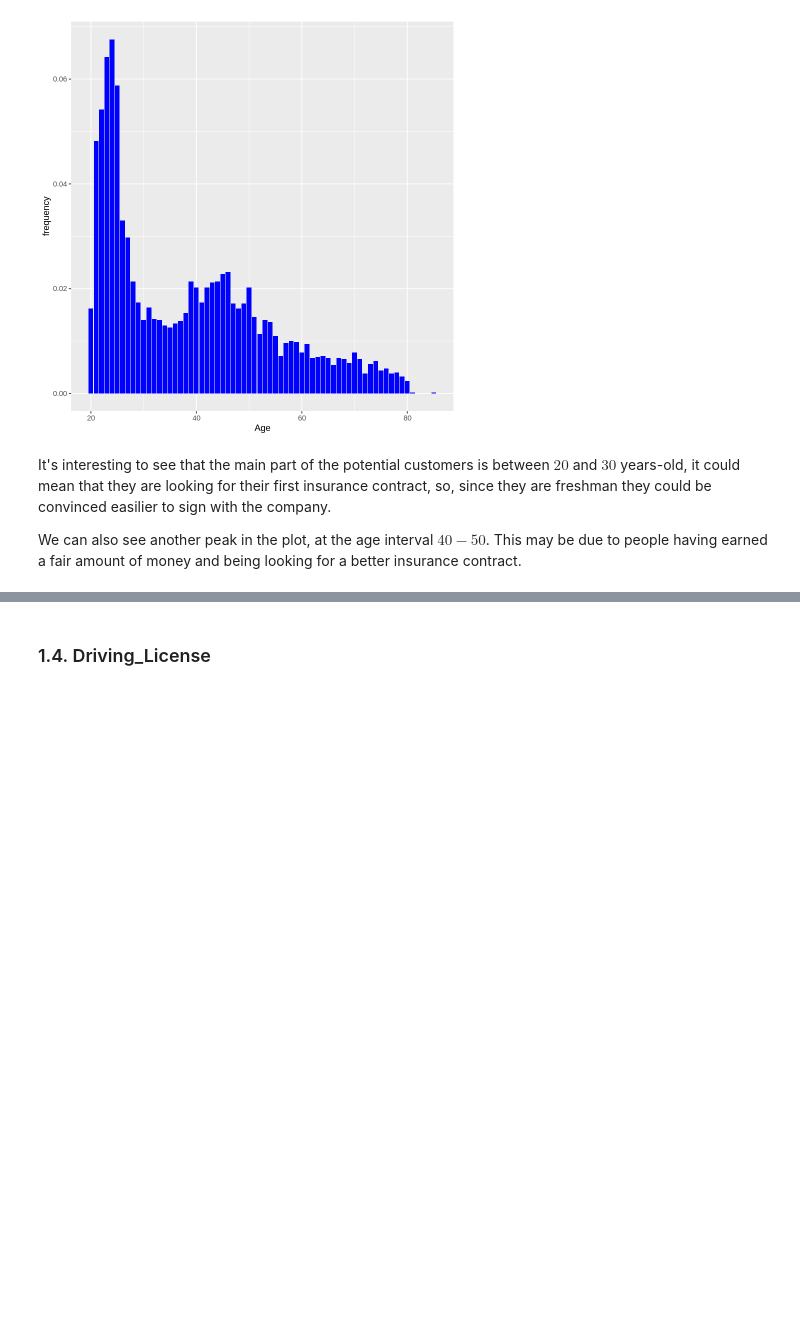
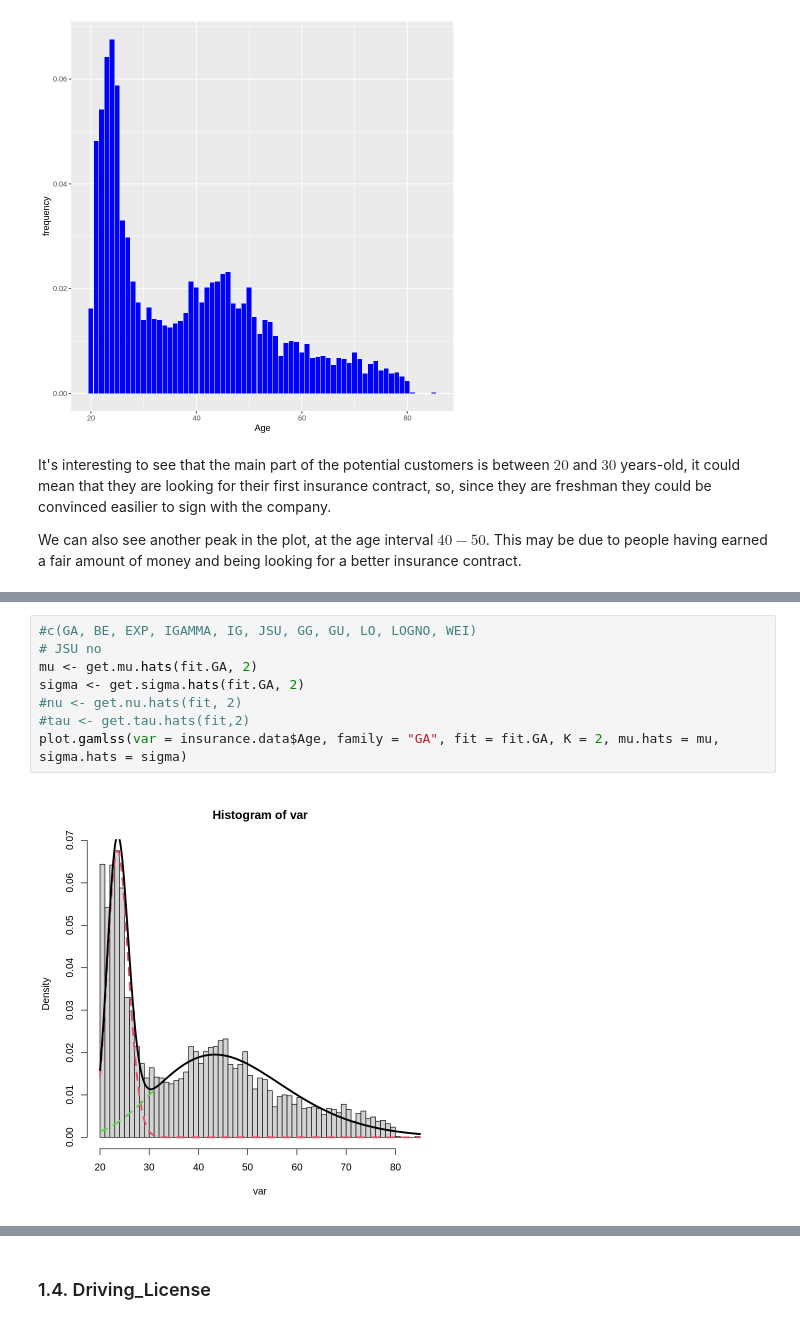
Before and after one commit to biagio-incardona/biagio-incardona.github.io, a Jupyter notebook: Report_Incardona_Biagio.ipynb, the cells around one changed output, grey strips where cells are left out. Saved outputs shown, nothing was run; the diff lists cells and outputs as text; blank space fills up the shorter version.

```diff
--- a/Report_Incardona_Biagio.ipynb
+++ b/Report_Incardona_Biagio.ipynb
@@ -409,0 +471,10 @@ fits[1] <- gamlssMXfits(n=1,Age~1,data = insurance.data, family=GA, K=2)
+# %%
+#c(GA, BE, EXP, IGAMMA, IG, JSU, GG, GU, LO, LOGNO, WEI)
+# JSU no
+mu <- get.mu.hats(fit.GA, 2)
+sigma <- get.sigma.hats(fit.GA, 2)
+#nu <- get.nu.hats(fit, 2)
+#tau <- get.tau.hats(fit,2)
+plot.gamlss(var = insurance.data$Age, family = "GA", fit = fit.GA, K = 2, mu.hats = mu, sigma.hats = sigma)
+# %% [output]
+[figure, added]
```
Also changed, not shown: parts of 10 cells of this notebook.
